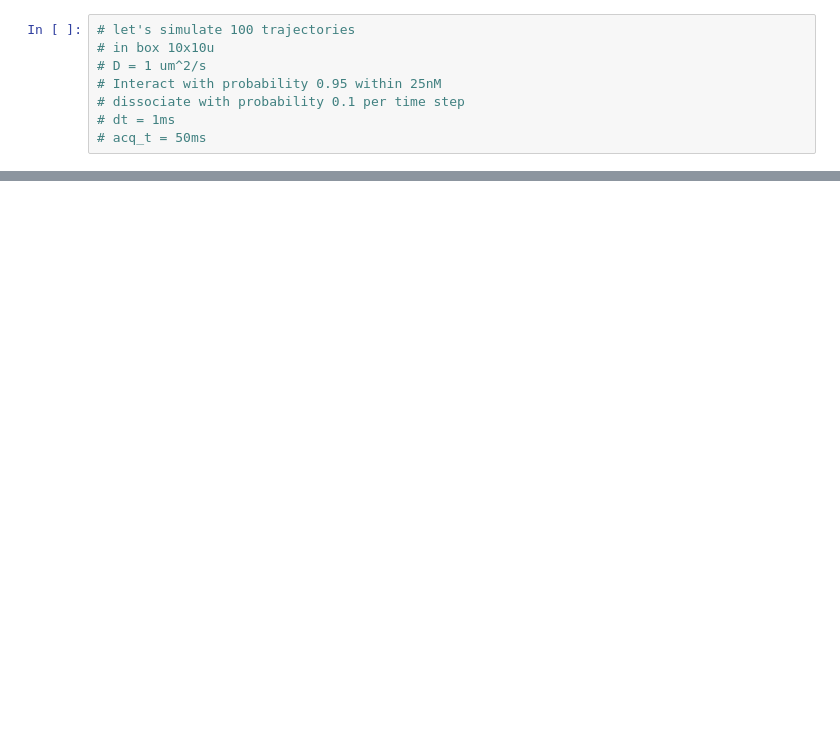
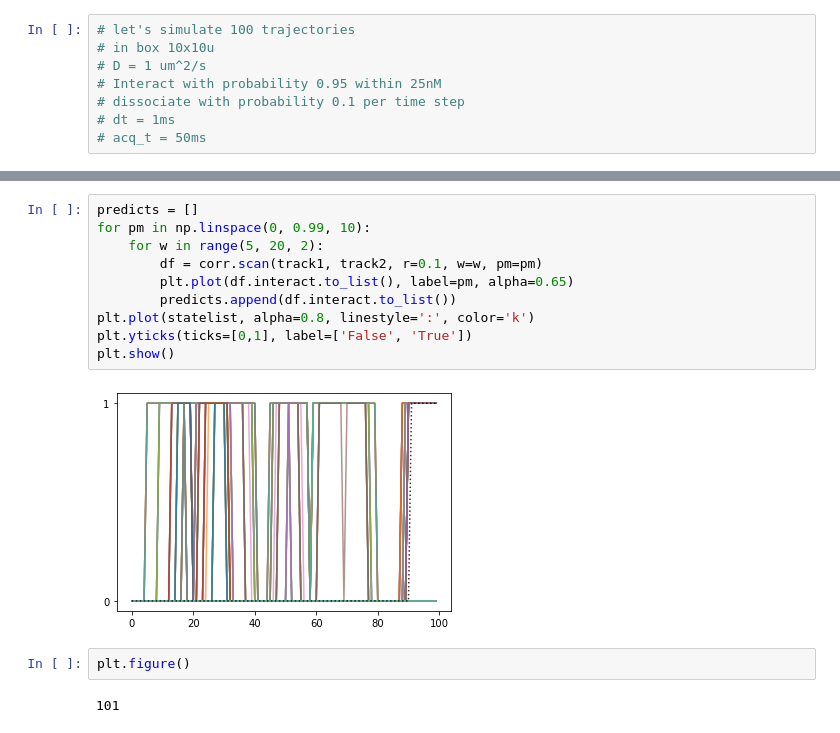
Before and after one commit to mileswhen/gillessa, a Jupyter notebook: 20210512.ipynb, the cells around one changed output, grey strips where cells are left out. Saved outputs shown, nothing was run; the diff lists cells and outputs as text; blank space fills up the shorter version.

```diff
--- a/20210512.ipynb
+++ b/20210512.ipynb
@@ -80,0 +178,16 @@ plt.show()
+# %%
+predicts = []
+for pm in np.linspace(0, 0.99, 10):
+    for w in range(5, 20, 2):
+        df = corr.scan(track1, track2, r=0.1, w=w, pm=pm)
+        plt.plot(df.interact.to_list(), label=pm, alpha=0.65)
+        predicts.append(df.interact.to_list())
+plt.plot(statelist, alpha=0.8, linestyle=':', color='k')
+plt.yticks(ticks=[0,1], label=['False', 'True'])
+plt.show()
+# %% [output]
+[figure, added]
+# %%
+plt.figure()
+# %% [output]
+101
```
Also changed, not shown: parts of 9 cells of this notebook, 2 other files.
